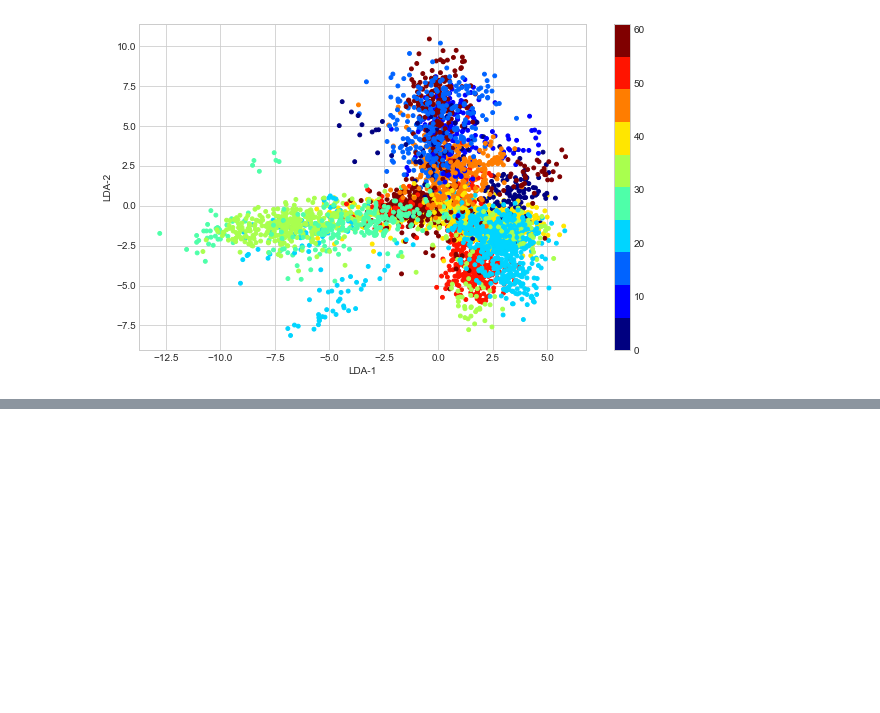
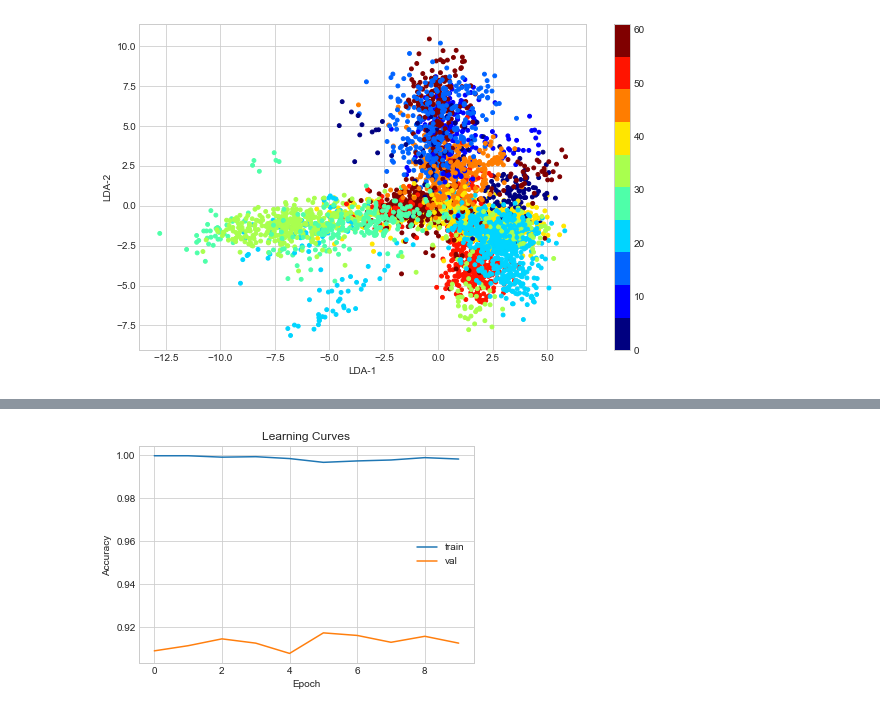
Before and after one commit to NickA-svg/py.tensorflow, a Jupyter notebook: tf_traffic_signs.ipynb, the cells around one changed output, grey strips where cells are left out. Drawn from its saved outputs; the diff is of its cells as text; code cells hidden in the pictures; blank space fills up the shorter version.

```diff
--- a/tf_traffic_signs.ipynb
+++ b/tf_traffic_signs.ipynb
@@ -474,0 +499,20 @@ plt.show()
+# %%
+from tensorflow.keras.callbacks import EarlyStopping
+# configure early stopping
+es = EarlyStopping(monitor='val_loss', patience=5)
+# fit the model
+history = pca_model.fit(
+	pca_images28, np.array(labels),
+	validation_data=(flat_test_images28_pca,np.array(test_labels)),
+	epochs=10,
+	verbose=0)
+# plot learning curves
+plt.title('Learning Curves')
+plt.xlabel('Epoch')
+plt.ylabel('Accuracy')
+plt.plot(history.history['accuracy'], label='train')
+plt.plot(history.history['val_accuracy'], label='val')
+plt.legend()
+plt.show()
+# %% [output]
+[figure, added]
```
Also changed, not shown: parts of 17 cells of this notebook, 1 other file.
